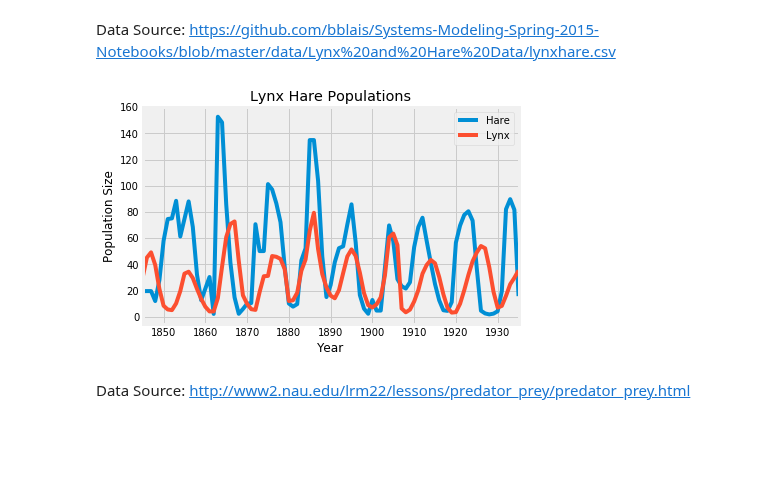
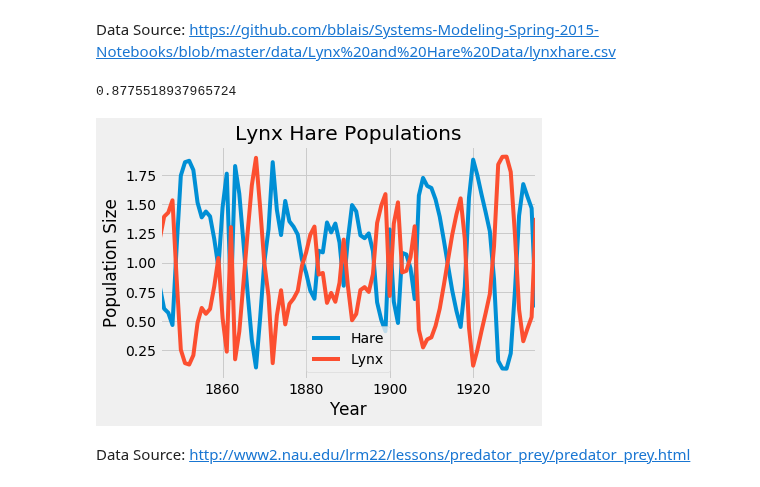
Before and after one commit to ds-modules/Bio-1B, a Jupyter notebook: Bio 1B Predator Prey.ipynb, the cells around one changed output. Cells and saved outputs as stored; diff of their text form; code cells hidden in the pictures; blank space fills up the shorter version.

```diff
--- a/Bio 1B Predator Prey.ipynb
+++ b/Bio 1B Predator Prey.ipynb
@@ -166,17 +162,30 @@ ax.set_title('Lynx Hare Populations');
 # %% [markdown]
 Data Source:
 https://github.com/bblais/Systems-Modeling-Spring-2015-Notebooks/blob/master/data/Lynx%20and%20Hare%20Data/lynxhare.csv
-# %%
-df = pd.read_excel('hare_lynx_data.xlsx')
-df = df[1:].iloc[:,0:3]
-df.columns = ['Year', 'Hare', 'Lynx']
-df = df.set_index('Year')
-
-ax = df.plot();
-ax.set_ylabel('Population Size');
-ax.set_title('Lynx Hare Populations');
-# %% [output]
-[figure, removed]
+# %%
+lynx_hare_2_df['Lynx'].mean()
+# %% [output]
+0.8775518937965724
+# %%
+lynx_hare_2_df = pd.read_excel('hare_lynx_data.xlsx') # Read the data from an Excel file
+lynx_hare_2_df = lynx_hare_2_df[1:].iloc[:,0:3] # Select the columns we care about
+lynx_hare_2_df.columns = ['Year', 'Hare', 'Lynx'] # Clean up dataframe
+lynx_hare_2_df = lynx_hare_2_df.set_index('Year')
+
+def normalize_column(series):
+    return series / np.mean(series)
+
+lynx_hare_2_df = lynx_hare_2_df.apply(normalize_column, axis=1)
+
+# Normalize the data to be centered around 1.0
+#lynx_hare_2_df['Hare'] = normalize_column(lynx_hare_2_df['Hare'])
+#lynx_hare_2_df['Lynx'] = normalize_column(lynx_hare_2_df['Lynx'])
+
+ax = lynx_hare_2_df.plot();
+ax.set_ylabel('Population Size');
+ax.set_title('Lynx Hare Populations');
+# %% [output]
+[figure, added]
 # %% [markdown]
 Data Source: http://www2.nau.edu/lrm22/lessons/predator_prey/predator_prey.html
 # %% [markdown]
```
Also changed, not shown: parts of 3 cells of this notebook.
